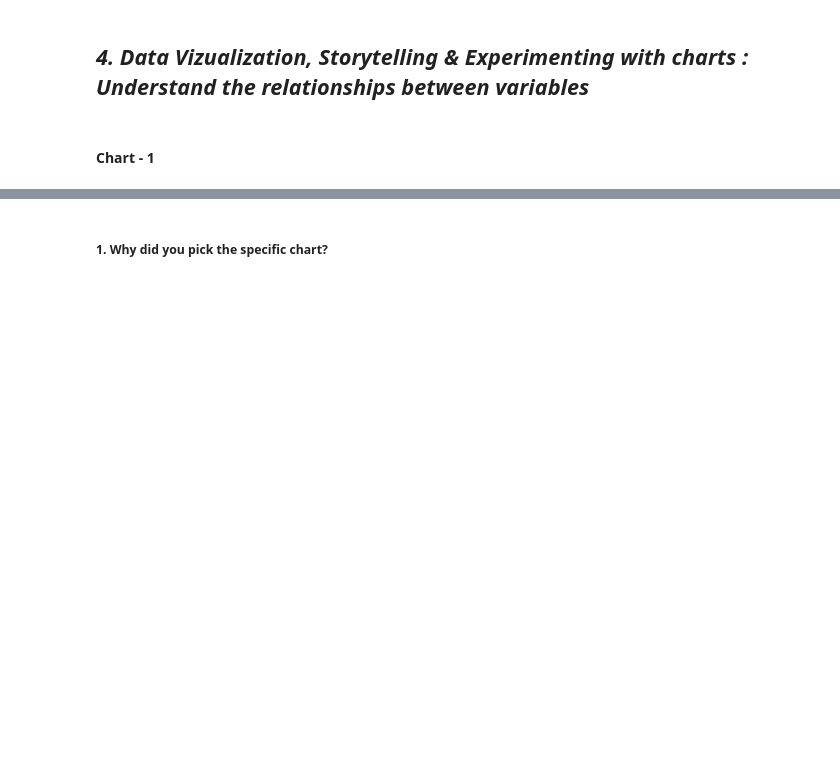
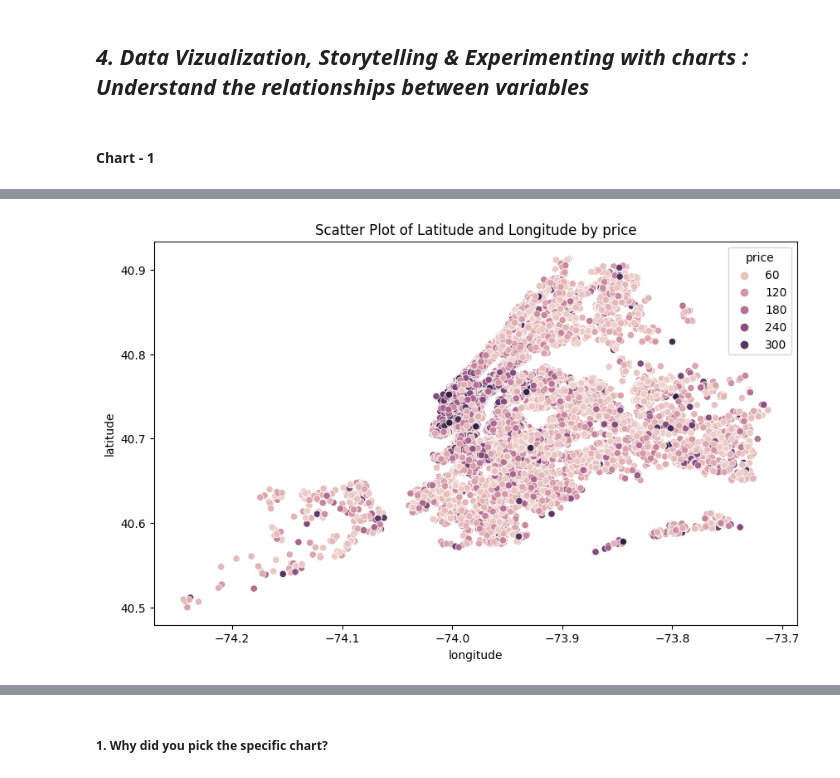
Before and after one commit to I-AM-PRASHANT-VERMA/Almabetter-Capstone-Project-AirBnb-Bookings-Exploratory-Data-Analysis, a Jupyter notebook: My_Airbnb_EDA_capstone_project.ipynb, the cells around one changed output, grey strips where cells are left out. Drawn from its saved outputs; the diff is of its cells as text; code cells hidden in the pictures; blank space fills up the shorter version.

```diff
--- a/My_Airbnb_EDA_capstone_project.ipynb
+++ b/My_Airbnb_EDA_capstone_project.ipynb
@@ -311,0 +488,8 @@ Answer Here.
+# %%
+# Scatterplot
+plt.figure(figsize=(10, 6))
+sns.scatterplot(data=airbnb_df, x='longitude', y='latitude', hue='price')
+plt.title('Scatter Plot of Latitude and Longitude by price')
+plt.show()
+# %% [output]
+[figure, added]
```
Also changed, not shown: parts of 22 cells of this notebook.
